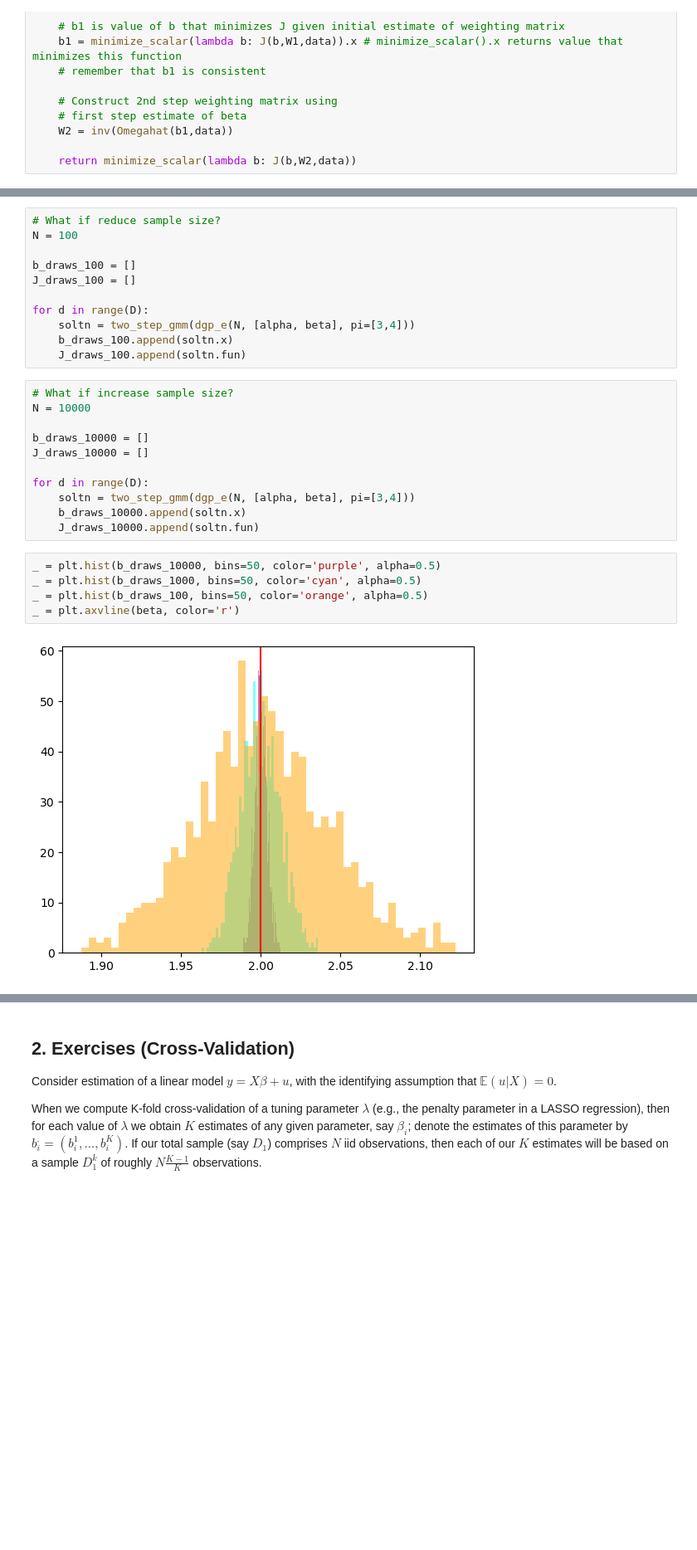
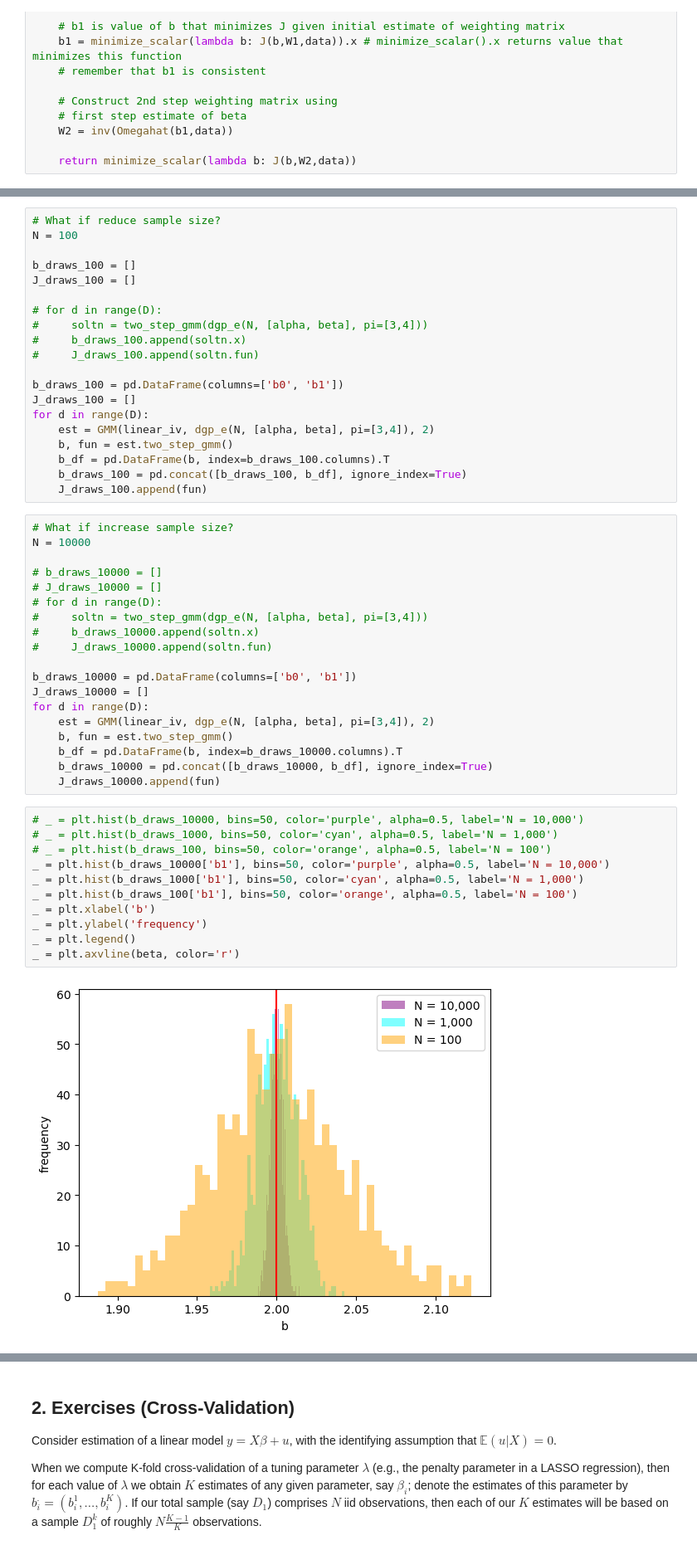
Before and after one commit to eleanor-adachi/ARE212_Materials, a Jupyter notebook: Assignments/assignment3/assignment3_ea.ipynb, the cells around one changed output, grey strips where cells are left out. Shown at 83% size. Drawn from its saved outputs; the diff is of its cells as text; blank space fills up the shorter version.

```diff
--- a/Assignments/assignment3/assignment3_ea.ipynb
+++ b/Assignments/assignment3/assignment3_ea.ipynb
@@ -673,25 +826,48 @@ N = 100
 b_draws_100 = []
 J_draws_100 = []
 
+# for d in range(D):
+#     soltn = two_step_gmm(dgp_e(N, [alpha, beta], pi=[3,4]))
+#     b_draws_100.append(soltn.x)
+#     J_draws_100.append(soltn.fun)
+
+b_draws_100 = pd.DataFrame(columns=['b0', 'b1'])
+J_draws_100 = []
 for d in range(D):
-    soltn = two_step_gmm(dgp_e(N, [alpha, beta], pi=[3,4]))
-    b_draws_100.append(soltn.x)
-    J_draws_100.append(soltn.fun)
+    est = GMM(linear_iv, dgp_e(N, [alpha, beta], pi=[3,4]), 2)
+    b, fun = est.two_step_gmm()
+    b_df = pd.DataFrame(b, index=b_draws_100.columns).T
+    b_draws_100 = pd.concat([b_draws_100, b_df], ignore_index=True)
+    J_draws_100.append(fun)
 # %%
 # What if increase sample size?
 N = 10000
 
-b_draws_10000 = []
+# b_draws_10000 = []
+# J_draws_10000 = []
+# for d in range(D):
+#     soltn = two_step_gmm(dgp_e(N, [alpha, beta], pi=[3,4]))
+#     b_draws_10000.append(soltn.x)
+#     J_draws_10000.append(soltn.fun)
+
+b_draws_10000 = pd.DataFrame(columns=['b0', 'b1'])
 J_draws_10000 = []
-
 for d in range(D):
-    soltn = two_step_gmm(dgp_e(N, [alpha, beta], pi=[3,4]))
-    b_draws_10000.append(soltn.x)
-    J_draws_10000.append(soltn.fun)
+    est = GMM(linear_iv, dgp_e(N, [alpha, beta], pi=[3,4]), 2)
+    b, fun = est.two_step_gmm()
+    b_df = pd.DataFrame(b, index=b_draws_10000.columns).T
+    b_draws_10000 = pd.concat([b_draws_10000, b_df], ignore_index=True)
+    J_draws_10000.append(fun)
 # %%
-_ = plt.hist(b_draws_10000, bins=50, color='purple', alpha=0.5)
-_ = plt.hist(b_draws_1000, bins=50, color='cyan', alpha=0.5)
-_ = plt.hist(b_draws_100, bins=50, color='orange', alpha=0.5)
+# _ = plt.hist(b_draws_10000, bins=50, color='purple', alpha=0.5, label='N = 10,000')
+# _ = plt.hist(b_draws_1000, bins=50, color='cyan', alpha=0.5, label='N = 1,000')
+# _ = plt.hist(b_draws_100, bins=50, color='orange', alpha=0.5, label='N = 100')
+_ = plt.hist(b_draws_10000['b1'], bins=50, color='purple', alpha=0.5, label='N = 10,000')
+_ = plt.hist(b_draws_1000['b1'], bins=50, color='cyan', alpha=0.5, label='N = 1,000')
+_ = plt.hist(b_draws_100['b1'], bins=50, color='orange', alpha=0.5, label='N = 100')
+_ = plt.xlabel('b')
+_ = plt.ylabel('frequency')
+_ = plt.legend()
 _ = plt.axvline(beta, color='r')
 # %% [output]
-[figure, old version]
+[figure, new version]
```
Also changed, not shown: parts of 53 cells of this notebook.
